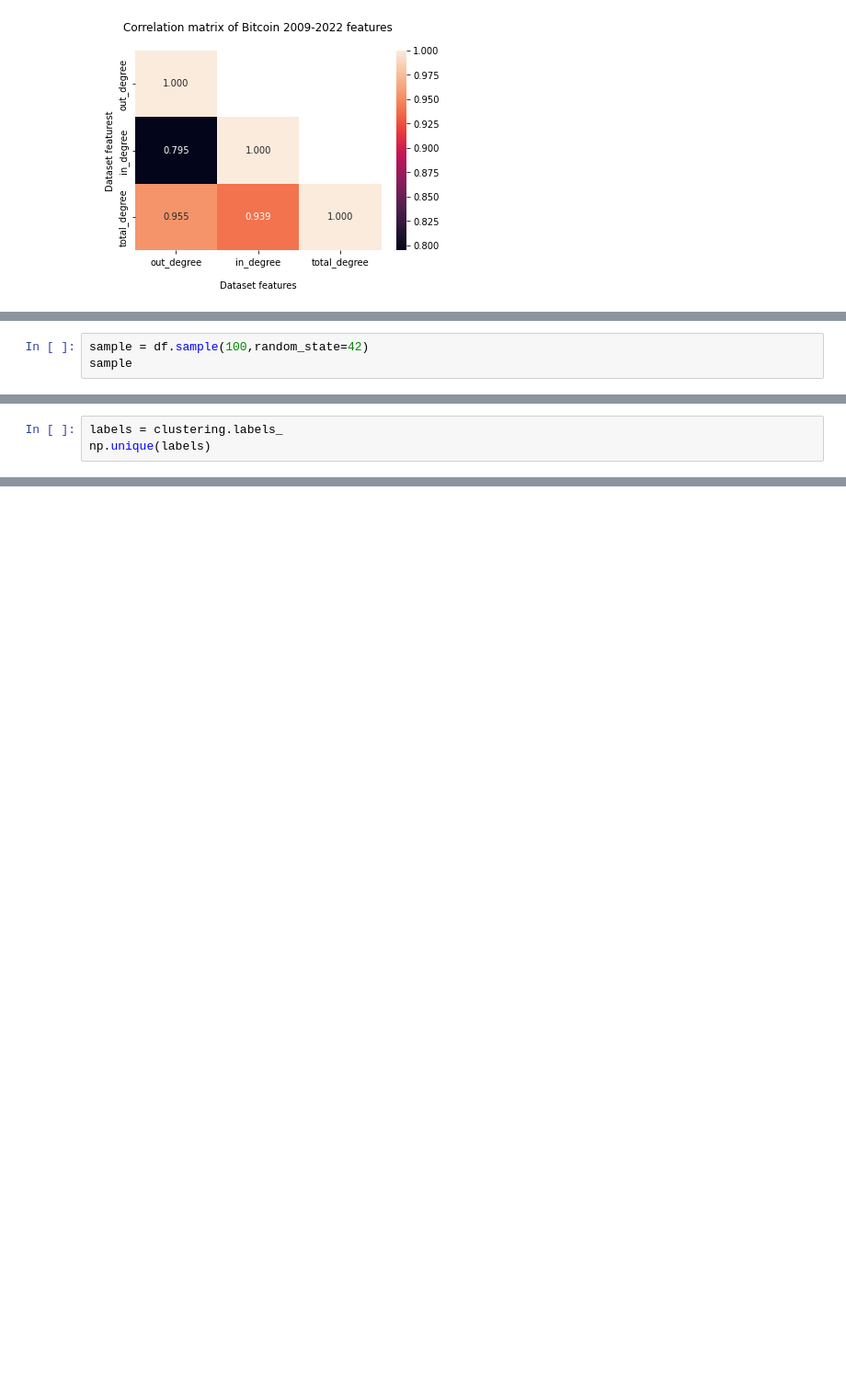
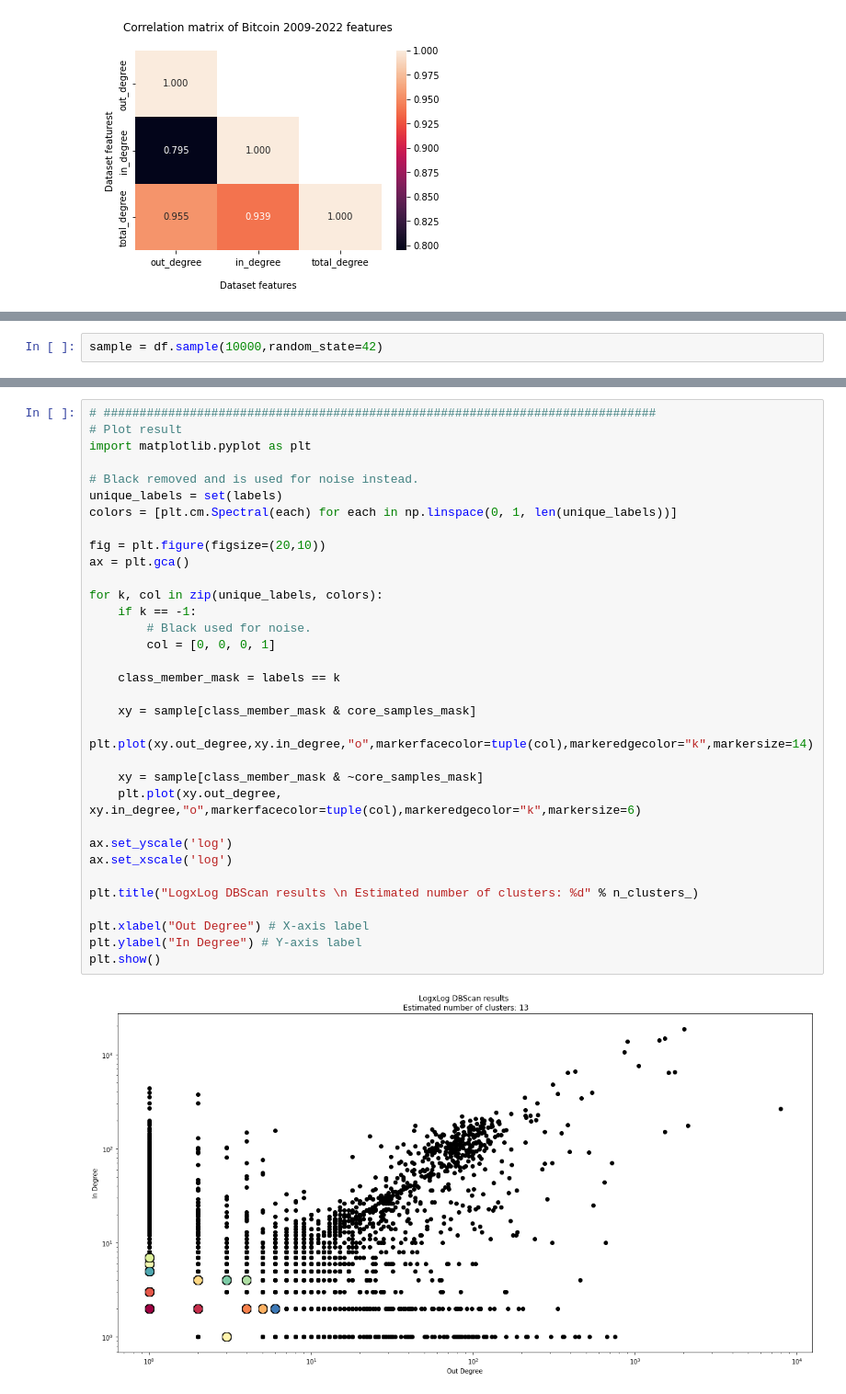
Before and after one commit to joraojr/bitcoin-fraud-detection, a Jupyter notebook: main.ipynb, the cells around one changed output, grey strips where cells are left out. Shown: that part at 92% size. Saved outputs shown, nothing was run; the diff lists cells and outputs as text; blank space fills up the shorter version.

Commit message:
Add metrics and chart

```diff
--- a/main.ipynb
+++ b/main.ipynb
@@ -73,4 +82,3 @@ memory usage: 120.0 MB
 None
 # %%
-sample = df.sample(100,random_state=42)
-sample
+sample = df.sample(10000,random_state=42)
@@ -95,3 +84,0 @@ clustering = DBSCAN(min_samples=1).fit(sample)
-# %%
-labels = clustering.labels_
-np.unique(labels)
@@ -121,0 +133,35 @@ plt.show() # showing the plot
+# %%
+# #############################################################################
+# Plot result
+import matplotlib.pyplot as plt
+
+# Black removed and is used for noise instead.
+unique_labels = set(labels)
+colors = [plt.cm.Spectral(each) for each in np.linspace(0, 1, len(unique_labels))]
+
+fig = plt.figure(figsize=(20,10))
+ax = plt.gca()
+
+for k, col in zip(unique_labels, colors):
+    if k == -1:
+        # Black used for noise.
+        col = [0, 0, 0, 1]
+
+    class_member_mask = labels == k
+
+    xy = sample[class_member_mask & core_samples_mask]
+    plt.plot(xy.out_degree,xy.in_degree,"o",markerfacecolor=tuple(col),markeredgecolor="k",markersize=14)
+
+    xy = sample[class_member_mask & ~core_samples_mask]
+    plt.plot(xy.out_degree, xy.in_degree,"o",markerfacecolor=tuple(col),markeredgecolor="k",markersize=6)
+
+ax.set_yscale('log')
+ax.set_xscale('log')
+
+plt.title("LogxLog DBScan results \n Estimated number of clusters: %d" % n_clusters_)
+
+plt.xlabel("Out Degree") # X-axis label
+plt.ylabel("In Degree") # Y-axis label
+plt.show()
+# %% [output]
+[figure, added]
```
Also changed, not shown: parts of 11 cells of this notebook.
